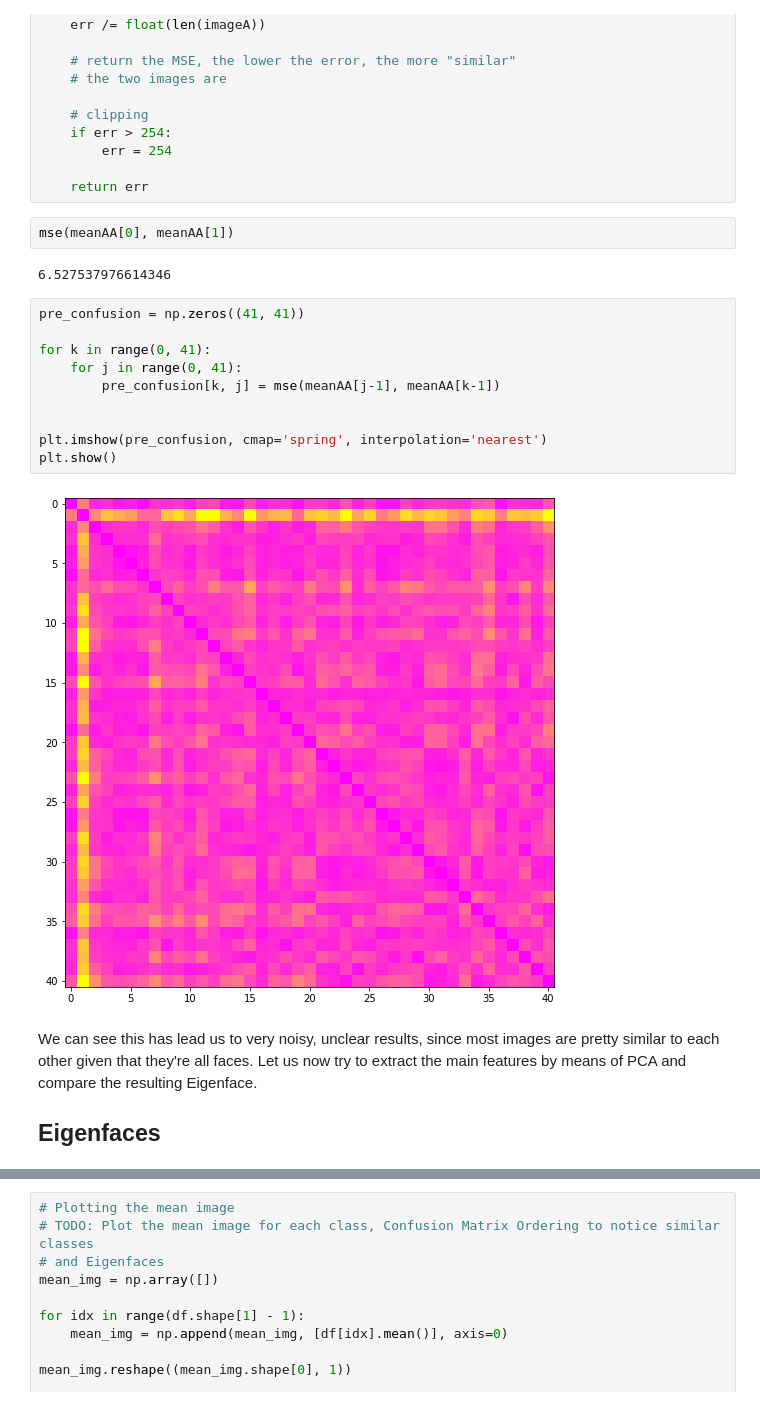
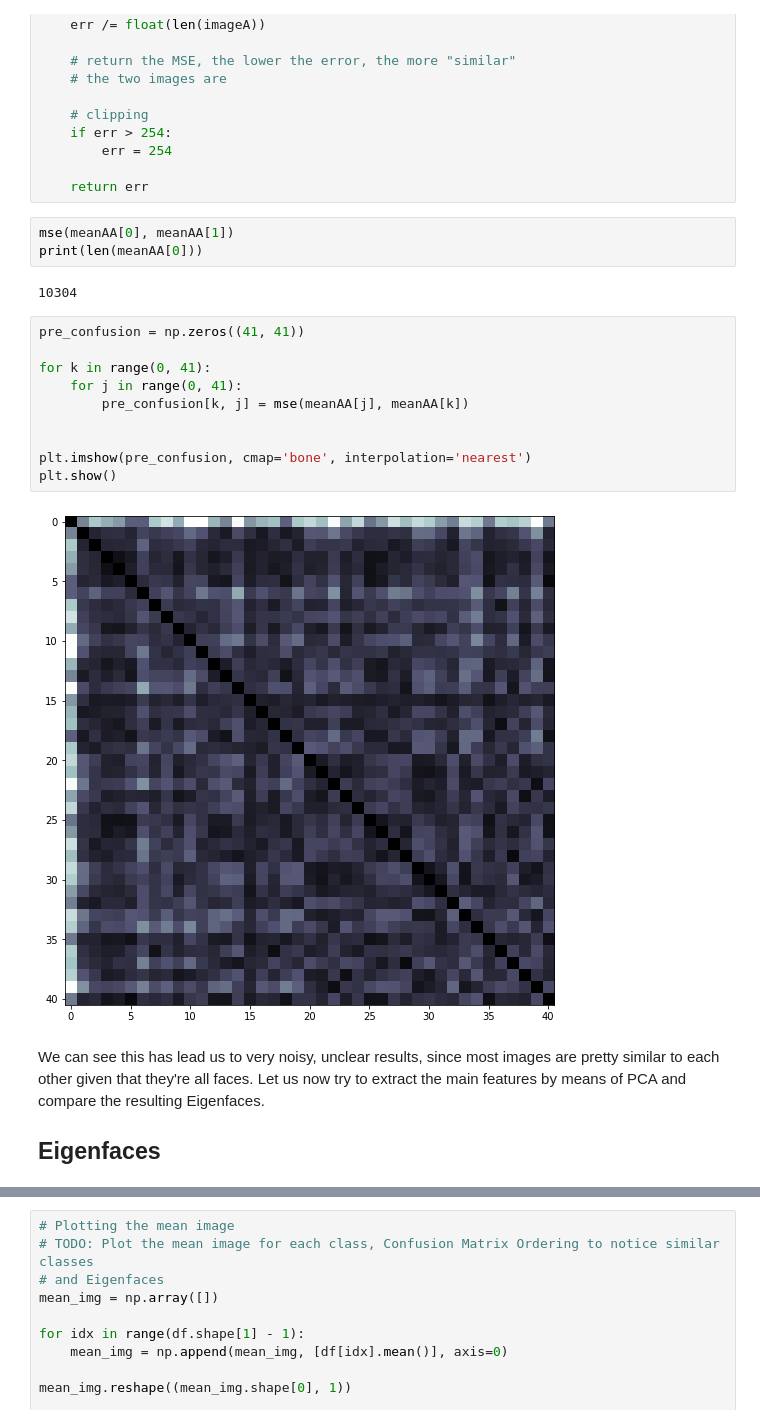
Before and after one commit to tiagoleonmelo/face-recognition, a Jupyter notebook: Face Recognition.ipynb, the cells around one changed output, grey strips where cells are left out. Saved outputs shown, nothing was run; the diff lists cells and outputs as text.

```diff
--- a/Face Recognition.ipynb
+++ b/Face Recognition.ipynb
@@ -209,22 +209,23 @@ def mse(imageA, imageB):
     return err
 # %%
 mse(meanAA[0], meanAA[1])
+print(len(meanAA[0]))
 # %% [output]
-6.527537976614346
+10304
 # %%
 pre_confusion = np.zeros((41, 41))
 
 for k in range(0, 41):
     for j in range(0, 41):
-        pre_confusion[k, j] = mse(meanAA[j-1], meanAA[k-1])
+        pre_confusion[k, j] = mse(meanAA[j], meanAA[k])
 
 
-plt.imshow(pre_confusion, cmap='spring', interpolation='nearest')
+plt.imshow(pre_confusion, cmap='bone', interpolation='nearest')
 plt.show()
 # %% [output]
-[figure, old version]
+[figure, new version]
 # %% [markdown]
-We can see this has lead us to very noisy, unclear results, since most images are pretty similar to each other given that they're all faces. Let us now try to extract the main features by means of PCA and compare the resulting Eigenface.
+We can see this has lead us to very noisy, unclear results, since most images are pretty similar to each other given that they're all faces. Let us now try to extract the main features by means of PCA and compare the resulting Eigenfaces.
 
 ## Eigenfaces
 # %%
```
Also changed, not shown: parts of 24 cells of this notebook, 1 other file.
